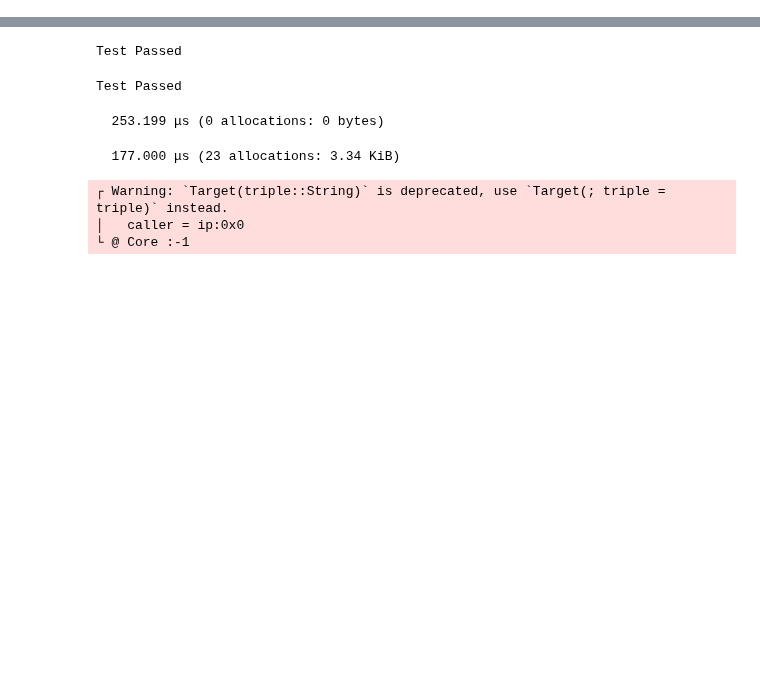
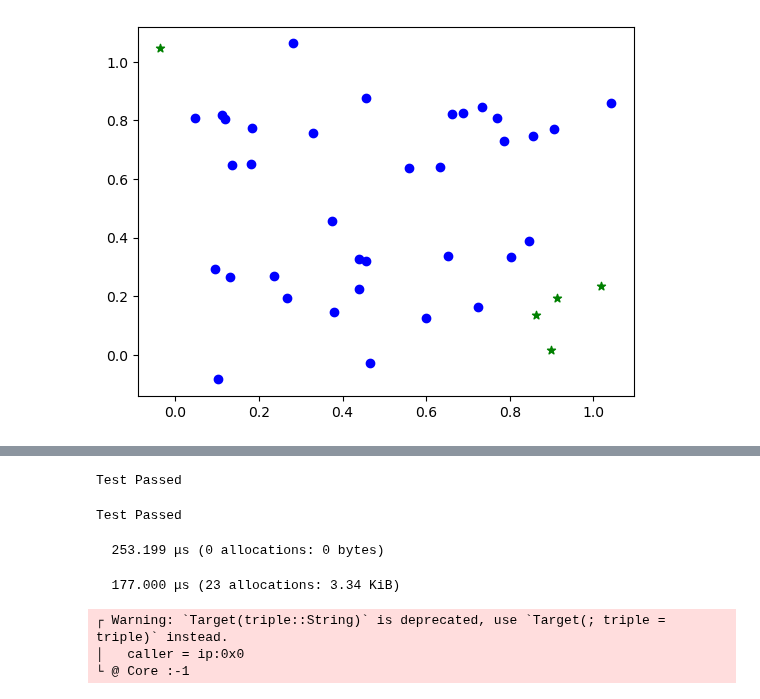
Before and after one commit to jberezow/RJMCMC, a Jupyter notebook: Thesis-GPU.ipynb, the cells around one changed output, grey strips where cells are left out. Cells and saved outputs as stored; diff of their text form; code cells hidden in the pictures; blank space fills up the shorter version.

```diff
--- a/Thesis-GPU.ipynb
+++ b/Thesis-GPU.ipynb
@@ -18,6 +15,0 @@ Closest candidates are:
-# %%
-N = 2^20
-x = fill(1.0f0, N)
-y = fill(2.0f0, N)
-
-y .+= x
@@ -45,0 +104,45 @@ Test Passed
+# %%
+#Bayesian Neural Net
+function G(x, Θ::AbstractVector, k::Int)
+    if(typeof(x) == Float64)
+        x = [x]
+    end
+    W₁, b₁, W₂, b₂ = unpack(Θ,k)
+    nn = Chain(fmap(cu, Dense(W₁, b₁, σ)),
+               fmap(cu, Dense(W₂, [b₂])))
+    return nn(x)
+end;
+
+@dist k_count(r,p,min) = neg_binom(r,p) + 1
+
+@gen function classifier(x::Array{Float64})
+    σₖ = 100.0::Float64
+
+    k ~ uniform_discrete(1,k_range) #Number of hidden nodes
+    #k ~ k_count(1,0.5,1) #Shifted Negative Binomial
+    #println(k)
+
+    # Create the weight and bias vector.
+    m = mₖ(k)
+    μ = ones(m).*0
+    Σ = Diagonal([σₖ for i=1:m])
+    Θ ~ mvnormal(μ,Σ) #Coefficients of the polynomial
+
+    #Return Network Scores for X
+    scores = Flux.σ.(G(x,Θ,k))
+
+    #Logistic Regression Likelihood
+    y = zeros(length(x[1,:])) #Array to fill with class labels
+    for j=1:length(x[1,:])
+        y[j] = @trace(normal(scores[j]*1 + (1-scores[j])*0, 0.05), (:y,j))
+    end
+    return scores
+
+end;
+
+predictions = classifier(data)
+#predictions = predictions |> cpu
+preds = data_labeller(predictions)
+plot_data(data_raw,preds)
+# %% [output]
+[figure, added]
```
Also changed, not shown: parts of 12 cells of this notebook, 1 other file.
